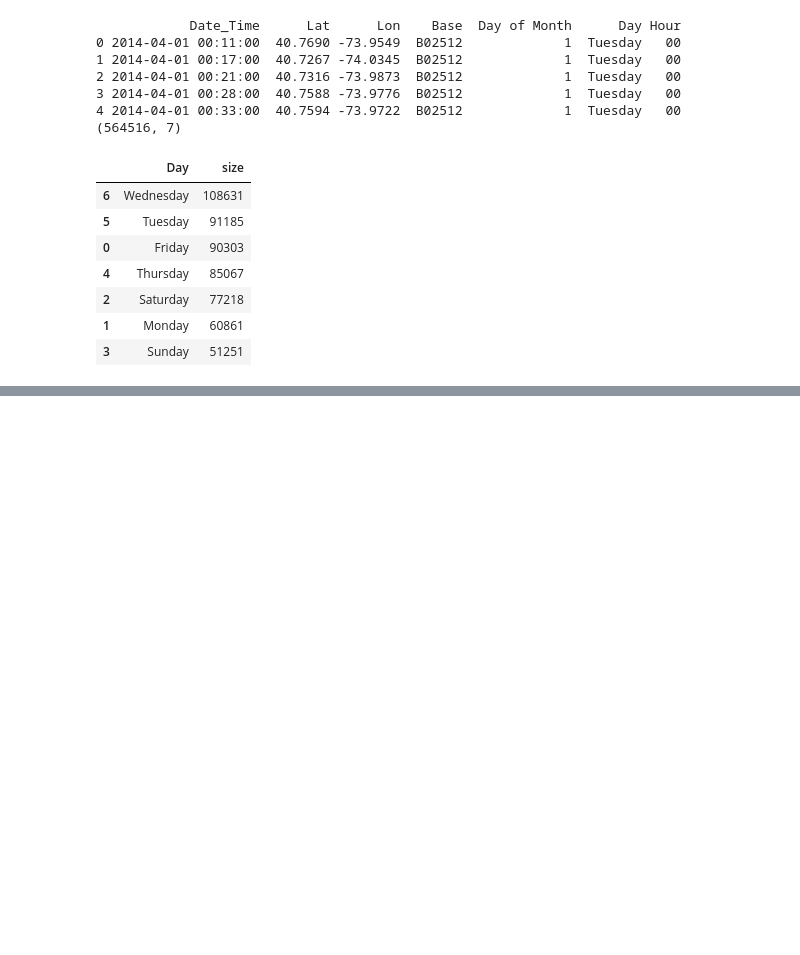
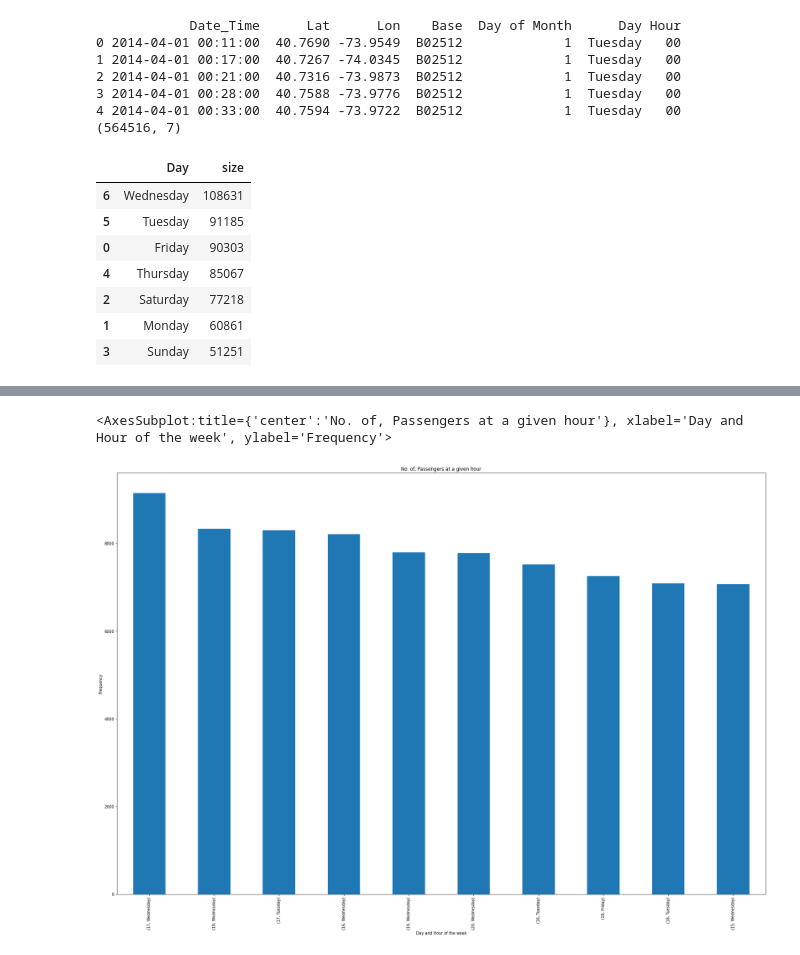
Before and after one commit to kaushik03/Data-Analysis-Projects, a Jupyter notebook: Uber/Interactive Viz.ipynb, the cells around one changed output, grey strips where cells are left out. Cells and saved outputs as stored; diff of their text form; code cells hidden in the pictures; blank space fills up the shorter version.

```diff
--- a/Uber/Interactive Viz.ipynb
+++ b/Uber/Interactive Viz.ipynb
@@ -146,0 +245,3 @@ Day_Count.plot_bokeh(
+# %%
+perh_perday = df.groupby(["Hour","Day"]).size().sort_values(ascending = False).head(10)
+perh_perday
@@ -146,0 +271,10 @@ Day_Count.plot_bokeh(
+# %%
+perh_perday.plot(kind = "bar",
+                    xlabel = "Day and Hour of the week",
+                    ylabel = "Frequency",
+                    title = "No. of, Passengers at a given hour",
+                 rot = 90,
+                    figsize = (30,20))
+# %% [output]
+<AxesSubplot:title={'center':'No. of, Passengers at a given hour'}, xlabel='Day and Hour of the week', ylabel='Frequency'>
+[figure, added]
```
Also changed, not shown: parts of 11 cells of this notebook, 2 other files.
